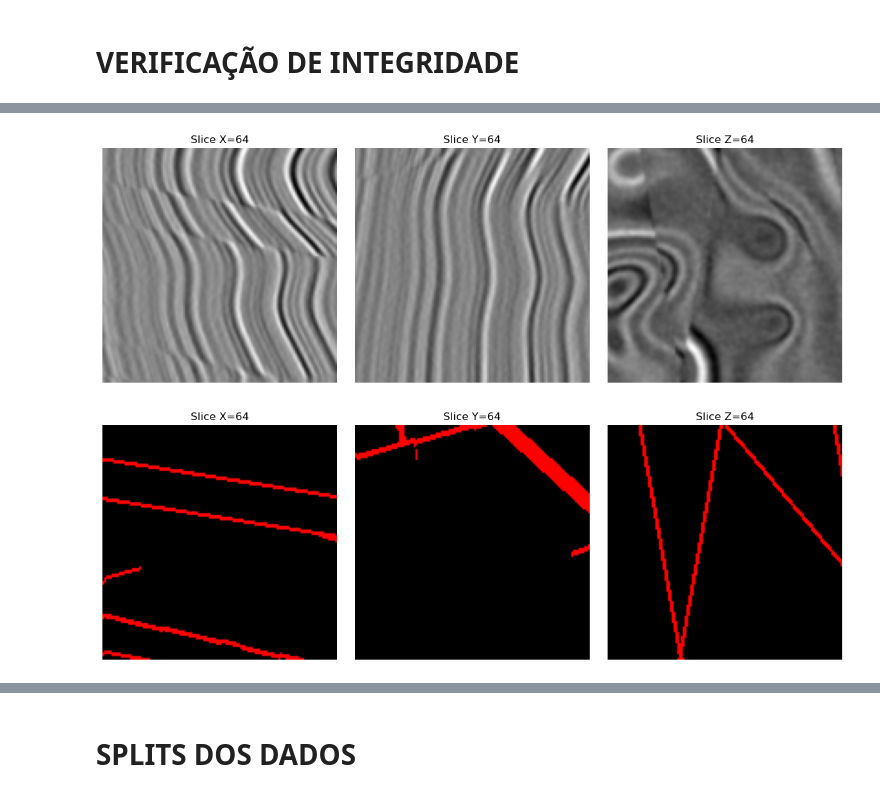
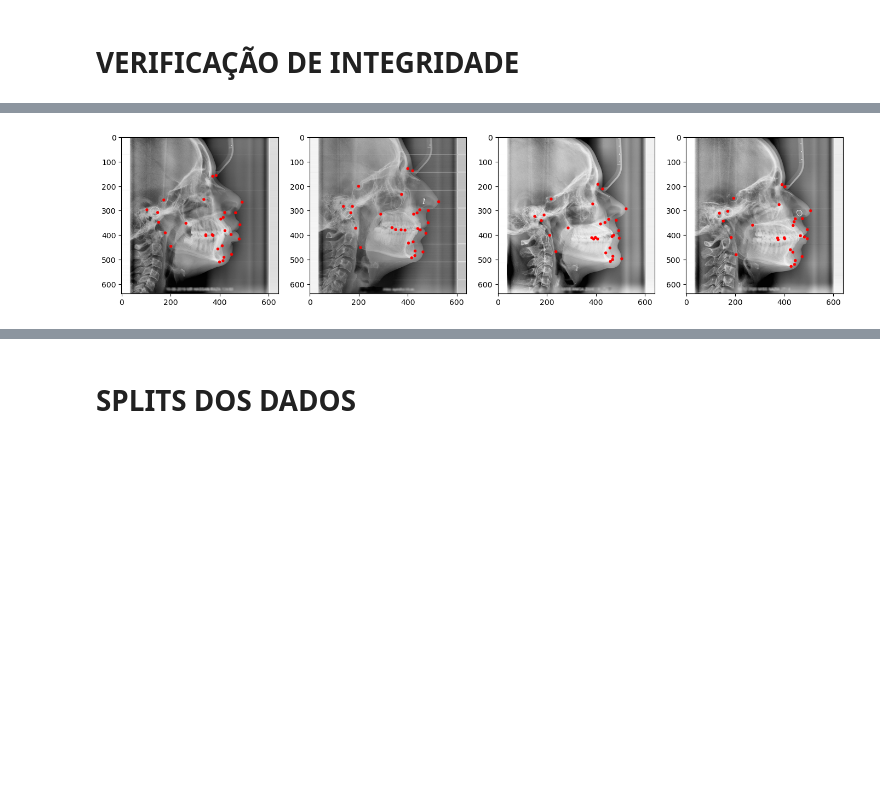
Before and after one commit to KlaussMarchi/Falhas, a Jupyter notebook: Task/logs/1 - Processing_out.ipynb, the cells around one changed output, grey strips where cells are left out. Cells and saved outputs as stored; diff of their text form; code cells hidden in the pictures; blank space fills up the shorter version.

```diff
--- a/Task/logs/1 - Processing_out.ipynb
+++ b/Task/logs/1 - Processing_out.ipynb
@@ -56,0 +153,23 @@ False
+# %%
+def processMask(index):
+    row = df.iloc[index]
+    img = cv2.imread(row.path, cv2.IMREAD_GRAYSCALE)
+
+    h, w, top, bottom, left, right, scale = letterbox(img, IMG_SIZE)
+    mask = np.zeros((IMG_SIZE, IMG_SIZE), dtype=np.uint8)
+
+    for dot in range(1, total_dots+1):
+        x = int(row[f'{dot}_x'])
+        y = int(row[f'{dot}_y'])
+
+        x = int(round(x*scale + left))
+        y = int(round(y*scale + top))
+        color = dot if MULTICLASS else 1
+        cv2.circle(img=mask, center=(x, y), radius=RADIUS, color=color, thickness=-1)
+
+    return mask.astype(np.uint8)
+
+
+mask = processMask(0)
+plt.imshow(mask, cmap='gray', vmin=0, vmax=mask.max())
+mask.shape
@@ -72,9 +239,25 @@ array([0., 1.], dtype=float32)
 # %%
-showTile(images[30])
-showTile(masks[30], mask=True)
+def plotSamples():
+    paste = lambda index: pasteMask(processImage(index, options), processMask(index))
+
+    plt.figure(figsize=(17, 17))
+    plt.subplot(1, 4, 1)
+    plt.imshow(paste(3), cmap='gray', vmin=0, vmax=1)
+
+    plt.subplot(1, 4, 2)
+    plt.imshow(paste(2), cmap='gray', vmin=0, vmax=1)
+
+    plt.subplot(1, 4, 3)
+    plt.imshow(paste(5), cmap='gray', vmin=0, vmax=1)
+
+    plt.subplot(1, 4, 4)
+    plt.imshow(paste(7), cmap='gray', vmin=0, vmax=1)
+    plt.show()
+
+
+plotSamples()
 # %% [output]
-[figure, old version]
+[figure, new version]
-[figure, removed]
 # %%
 pasteMask(images[30], masks[30])
 # %% [output]
```
Also changed, not shown: parts of 31 cells of this notebook, 16 other files.
